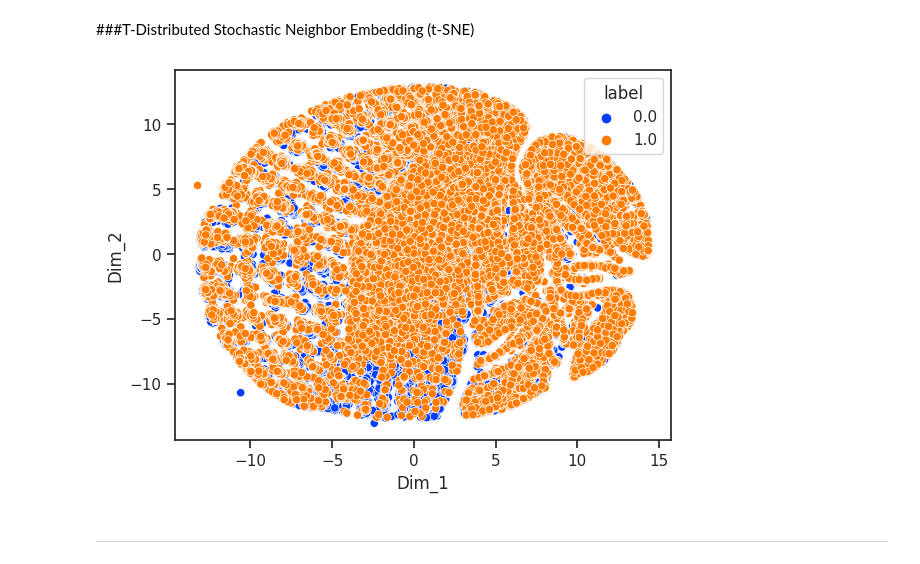
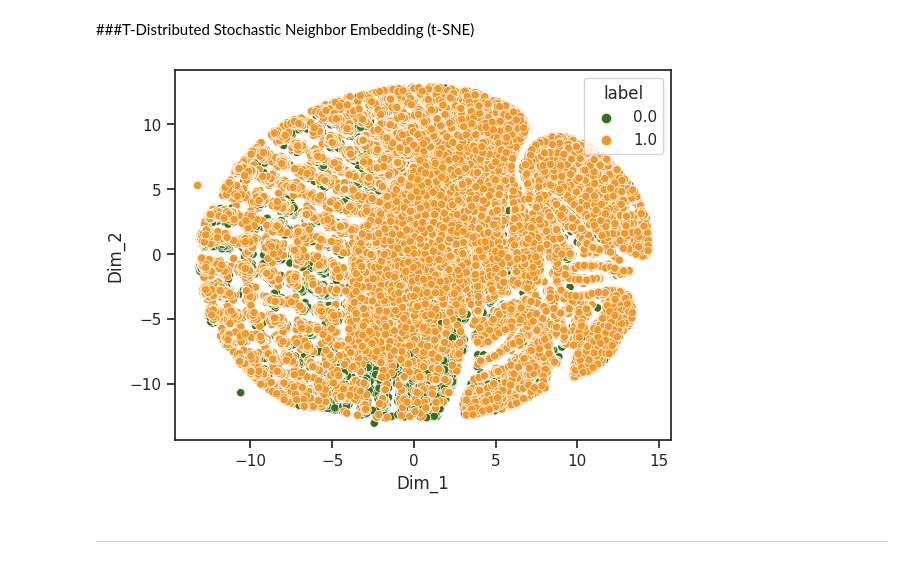
Before and after one commit to FengboMa/IE_7275_Data_Mining_work, a Jupyter notebook: Porject_1_Gorup_6_Code.ipynb, the cells around one changed output. Drawn from its saved outputs; the diff is of its cells as text; code cells hidden in the pictures.

```diff
--- a/Porject_1_Gorup_6_Code.ipynb
+++ b/Porject_1_Gorup_6_Code.ipynb
@@ -447,22 +447,22 @@ df = df.drop('GenHlth', axis=1)
 # %%
 # Create a t-SNE instance
 tsne = TSNE(n_components=2, perplexity=30, n_iter=300, random_state=1)
 
 # Fit and transform your high-dimensional data
 tsne_result = tsne.fit_transform(df)
 
 # creating a new data frame which
 # help us in plotting the result data
 tsne_data = np.vstack((tsne_result.T, df['Diabetes'])).T
 tsne_df = pd.DataFrame(data = tsne_data,
      columns =("Dim_1", "Dim_2", "label"))
 
 # Plotting the result of tsne
 sns.scatterplot(data=tsne_df, x='Dim_1', y='Dim_2',
-               hue='label', palette="bright")
+               hue='label', palette=['#377120','#f29829'])
 plt.show()
 # %% [output]
-[figure, old version]
+[figure, new version]
 # %% [markdown]
 
 
```
